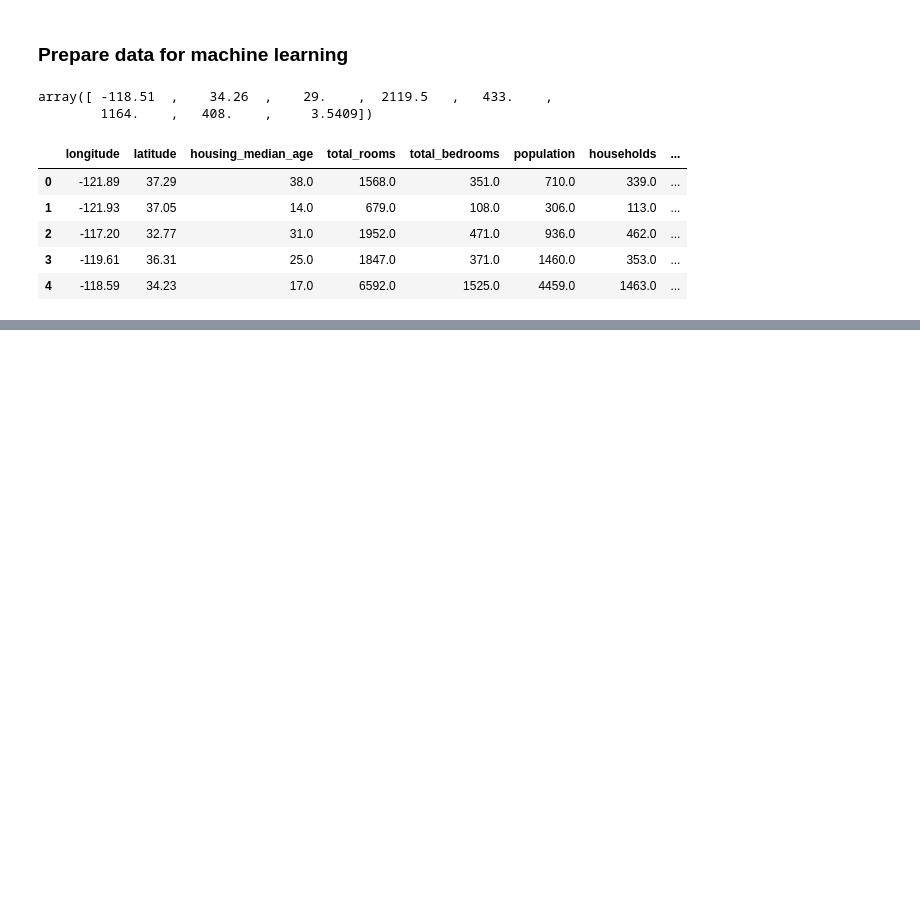
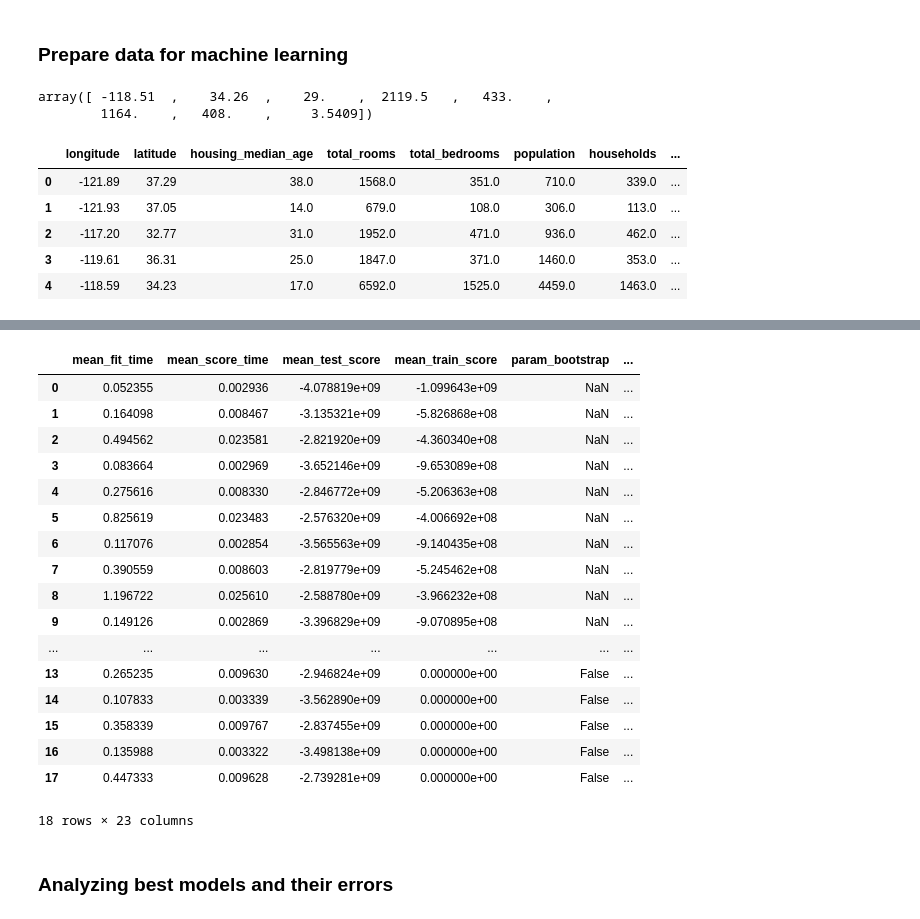
Before and after one commit to Skemba/Jupyter, a Jupyter notebook: Housing.ipynb, the cells around one changed output, grey strips where cells are left out. Saved outputs shown, nothing was run; the diff lists cells and outputs as text; code cells hidden in the pictures; blank space fills up the shorter version.

```diff
--- a/Housing.ipynb
+++ b/Housing.ipynb
@@ -279,0 +420,3 @@ housing_tr.head()
+# %%
+housing_prepared = full_pipeline.fit_transform(housing)
+housing_prepared
@@ -279,0 +473,10 @@ housing_tr.head()
+# %%
+# Most districts median house values range between 120 000 and 265 000, so prediction error of 68 826 is not satisfying.
+# This is obvious example of model underfitting the training data.
+# To counter underfitting you either select more powerful model, feed algorithm with better features or reduce constraints on model, but since there's no regularization that rules out last option.
+# We've already added more features, so let's try now with more complex model
+
+from sklearn.tree import DecisionTreeRegressor
+
+tree_reg = DecisionTreeRegressor()
+tree_reg.fit(housing_prepared, housing_lables)
@@ -279,0 +532,13 @@ housing_tr.head()
+# %%
+# It's apparent that decision tree is overfitting so bad that it performs even worse than linear regression
+# Let's try RandomForestRegressor as last one
+
+from sklearn.ensemble import RandomForestRegressor
+
+forest_reg = RandomForestRegressor()
+forest_reg.fit(housing_prepared, housing_lables)
+
+housing_predictions = forest_reg.predict(housing_prepared)
+forest_mse = mean_squared_error(housing_lables, housing_predictions)
+forest_rmse = np.sqrt(forest_mse)
+forest_rmse
@@ -279,0 +574,16 @@ housing_tr.head()
+# %%
+# One way to tweak hyperparameters is manually but that's a tedious work so we can get GridSearchCV to search for us.
+# We supply it which hyperparameters to experiment with and what values to try out and it will try with cross-validation
+
+from sklearn.model_selection import GridSearchCV
+
+param_grid = [
+    {'n_estimators': [3, 10, 30], 'max_features': [2, 4, 6, 8]},
+    {'bootstrap':[False], 'n_estimators': [3, 10], 'max_features': [2, 3, 4]},
+]
+
+forest_reg = RandomForestRegressor()
+
+grid_search = GridSearchCV(forest_reg, param_grid, cv=5, scoring='neg_mean_squared_error')
+
+grid_search.fit(housing_prepared, housing_lables)
@@ -279,0 +632,21 @@ housing_tr.head()
+# %%
+pd.DataFrame(grid_search.cv_results_)
+# %% [output]
+|  | mean_fit_time | mean_score_time | mean_test_score | mean_train_score | param_bootstrap | ... |
+| 0 | 0.052355 | 0.002936 | -4.078819e+09 | -1.099643e+09 | NaN | ... |
+| 1 | 0.164098 | 0.008467 | -3.135321e+09 | -5.826868e+08 | NaN | ... |
+| 2 | 0.494562 | 0.023581 | -2.821920e+09 | -4.360340e+08 | NaN | ... |
+| 3 | 0.083664 | 0.002969 | -3.652146e+09 | -9.653089e+08 | NaN | ... |
+| 4 | 0.275616 | 0.008330 | -2.846772e+09 | -5.206363e+08 | NaN | ... |
+| 5 | 0.825619 | 0.023483 | -2.576320e+09 | -4.006692e+08 | NaN | ... |
+| 6 | 0.117076 | 0.002854 | -3.565563e+09 | -9.140435e+08 | NaN | ... |
+| 7 | 0.390559 | 0.008603 | -2.819779e+09 | -5.245462e+08 | NaN | ... |
+| 8 | 1.196722 | 0.025610 | -2.588780e+09 | -3.966232e+08 | NaN | ... |
+| 9 | 0.149126 | 0.002869 | -3.396829e+09 | -9.070895e+08 | NaN | ... |
+| ... | ... | ... | ... | ... | ... | ... |
+| 13 | 0.265235 | 0.009630 | -2.946824e+09 | 0.000000e+00 | False | ... |
+| 14 | 0.107833 | 0.003339 | -3.562890e+09 | 0.000000e+00 | False | ... |
+| 15 | 0.358339 | 0.009767 | -2.837455e+09 | 0.000000e+00 | False | ... |
+| 16 | 0.135988 | 0.003322 | -3.498138e+09 | 0.000000e+00 | False | ... |
+| 17 | 0.447333 | 0.009628 | -2.739281e+09 | 0.000000e+00 | False | ... |
+18 rows × 23 columns
@@ -279,0 +656,2 @@ housing_tr.head()
+# %% [markdown]
+### Analyzing best models and their errors
```
Also changed, not shown: parts of 39 cells of this notebook, 3 other files.
